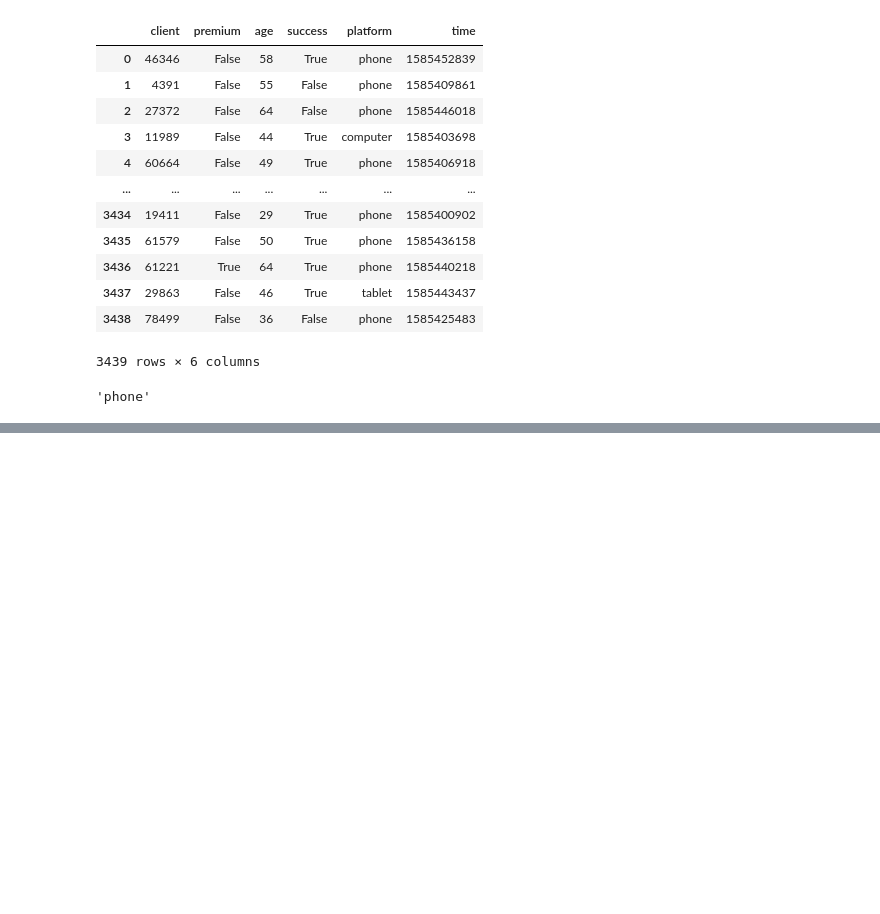
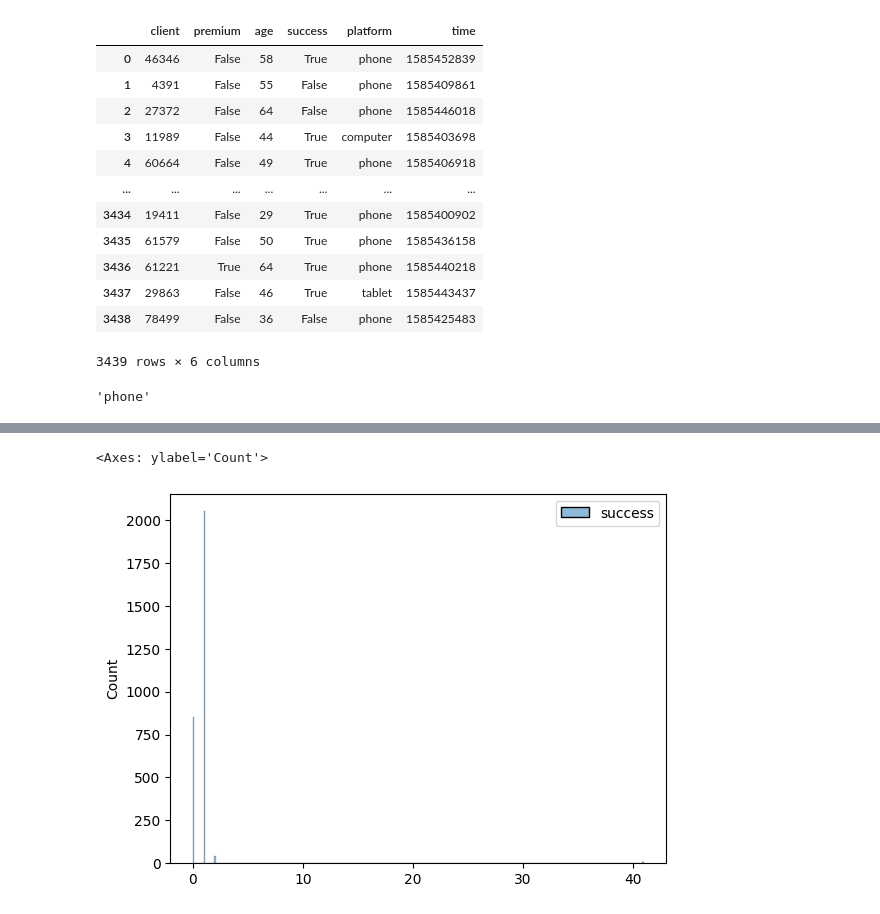
Before and after one commit to NataliaLak/Mini_project, a Jupyter notebook: Untitled8.ipynb, the cells around one changed output, grey strips where cells are left out. Drawn from its saved outputs; the diff is of its cells as text; code cells hidden in the pictures; blank space fills up the shorter version.

```diff
--- a/Untitled8.ipynb
+++ b/Untitled8.ipynb
@@ -223,0 +292,4 @@ data.query('premium == True').platform.value_counts().idxmax()
+# %%
+success = data.groupby('client') \
+              .agg({'success': 'sum'})
+success.success.value_counts()
@@ -223,0 +304,5 @@ data.query('premium == True').platform.value_counts().idxmax()
+# %%
+sns.histplot(success)
+# %% [output]
+<Axes: ylabel='Count'>
+[figure, added]
```
Also changed, not shown: parts of 12 cells of this notebook.
